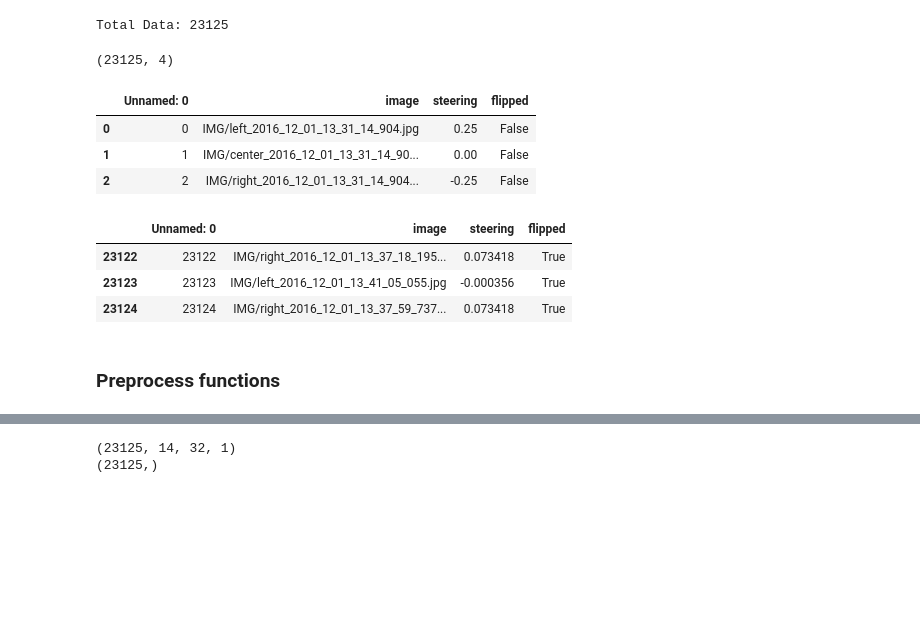
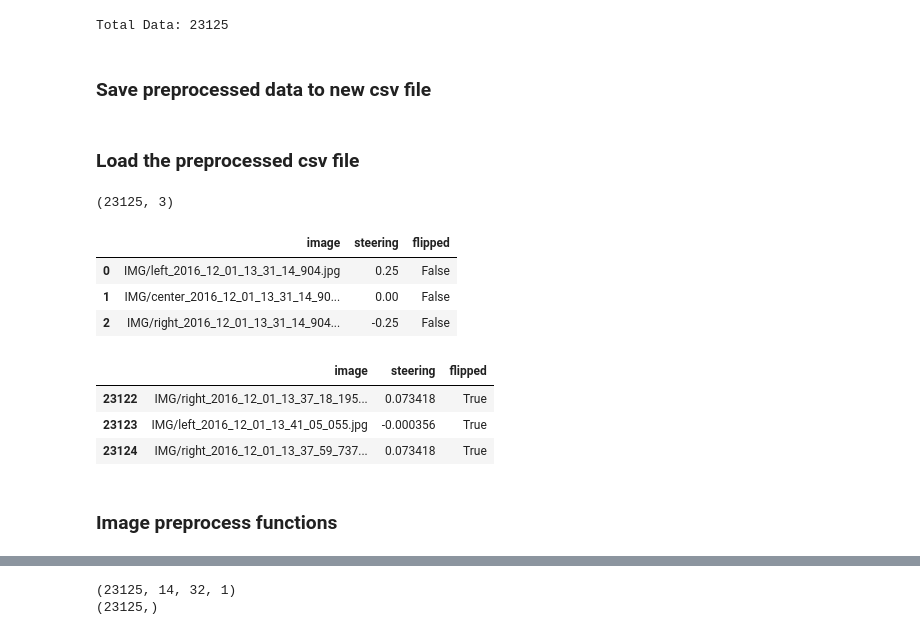
Before and after one commit to piliwilliam0306/Udacity-SDC, a Jupyter notebook: CarND-BehavioralCloning-P3/P3.ipynb, the cells around one changed output, grey strips where cells are left out. Cells and saved outputs as stored; diff of their text form; code cells hidden in the pictures; blank space fills up the shorter version.

```diff
--- a/CarND-BehavioralCloning-P3/P3.ipynb
+++ b/CarND-BehavioralCloning-P3/P3.ipynb
@@ -163,35 +167,39 @@ print("Total Data:", len(steering_combined.steering))
 | 4 | 0.176582 | 237 |
 [figure]
 Total Data: 23125
+# %% [markdown]
+### Save preprocessed data to new csv file
 # %%
 steering_combined.to_csv('prep_driving_log.csv')
+# %% [markdown]
+### Load the preprocessed csv file
 # %%
 import pandas as pd
 import numpy as np
 from IPython.display import display
 import matplotlib.pyplot as plt
 import os
 import matplotlib.image as mpimg
 %matplotlib inline
 import cv2
 data_file = 'prep_driving_log.csv'
 img_folder = '../../../Udacity-SDC-dataset/behavioral-cloning-data/'
-df = pd.read_csv(data_file, skipinitialspace=True, usecols=[0, 1, 2, 3])
+df = pd.read_csv(data_file, skipinitialspace=True, usecols=[1, 2, 3])
 print(df.shape)
 display(df.head(3))
 display(df.tail(3))
 # %% [output]
-(23125, 4)
+(23125, 3)
-|  | Unnamed: 0 | image | steering | flipped |
-| 0 | 0 | IMG/left_2016_12_01_13_31_14_904.jpg | 0.25 | False |
-| 1 | 1 | IMG/center_2016_12_01_13_31_14_90... | 0.00 | False |
-| 2 | 2 | IMG/right_2016_12_01_13_31_14_904... | -0.25 | False |
+|  | image | steering | flipped |
+| 0 | IMG/left_2016_12_01_13_31_14_904.jpg | 0.25 | False |
+| 1 | IMG/center_2016_12_01_13_31_14_90... | 0.00 | False |
+| 2 | IMG/right_2016_12_01_13_31_14_904... | -0.25 | False |
-|  | Unnamed: 0 | image | steering | flipped |
-| 23122 | 23122 | IMG/right_2016_12_01_13_37_18_195... | 0.073418 | True |
-| 23123 | 23123 | IMG/left_2016_12_01_13_41_05_055.jpg | -0.000356 | True |
-| 23124 | 23124 | IMG/right_2016_12_01_13_37_59_737... | 0.073418 | True |
+|  | image | steering | flipped |
+| 23122 | IMG/right_2016_12_01_13_37_18_195... | 0.073418 | True |
+| 23123 | IMG/left_2016_12_01_13_41_05_055.jpg | -0.000356 | True |
+| 23124 | IMG/right_2016_12_01_13_37_59_737... | 0.073418 | True |
 # %% [markdown]
-### Preprocess functions
+### Image preprocess functions
 # %%
 def CropImage(image):
     return image[66:135, 0:319]
```
Also changed, not shown: parts of 17 cells of this notebook, 11 other files.
